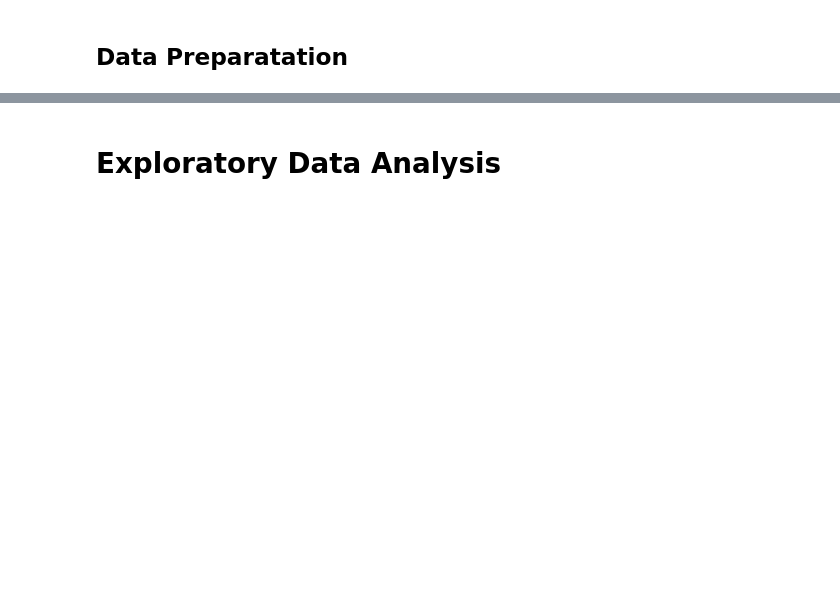
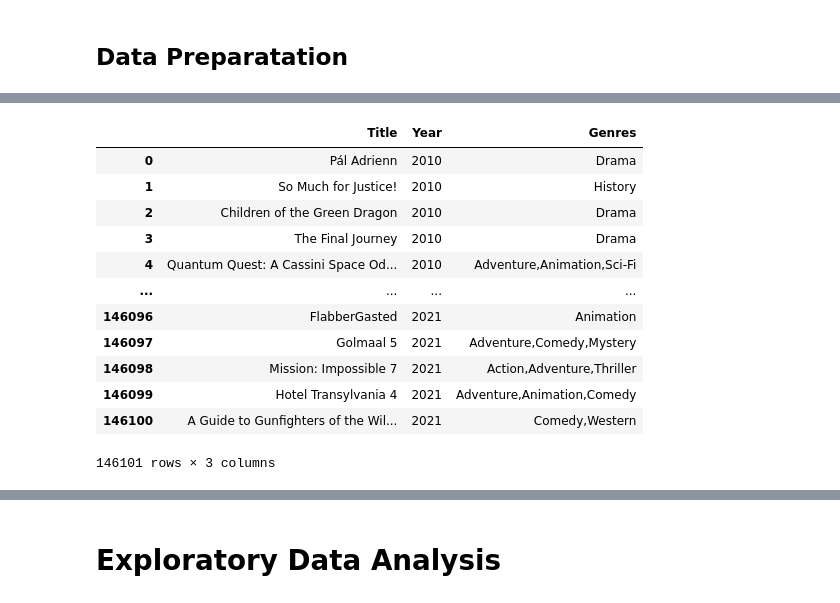
Before and after one commit to mkearns17/Movie-Data-Analysis, a Jupyter notebook: Movie_Data_Analysis.ipynb, the cells around one changed output, grey strips where cells are left out. Drawn from its saved outputs; the diff is of its cells as text; code cells hidden in the pictures; blank space fills up the shorter version.

```diff
--- a/Movie_Data_Analysis.ipynb
+++ b/Movie_Data_Analysis.ipynb
@@ -7,0 +19,3 @@ by Michael Kearns
+# %%
+#Connect to IMDB sql database
+conn = sqlite3.connect('data/im.db')
@@ -9,0 +143,23 @@ by Michael Kearns
+# %%
+q = """ SELECT primary_title AS Title, start_year AS Year, genres AS Genres
+    FROM movie_basics
+    WHERE Year <= 2021
+    ORDER BY Year
+;"""
+
+movie_genre = pd.read_sql(q,conn)
+movie_genre
+# %% [output]
+|  | Title | Year | Genres |
+| 0 | Pál Adrienn | 2010 | Drama |
+| 1 | So Much for Justice! | 2010 | History |
+| 2 | Children of the Green Dragon | 2010 | Drama |
+| 3 | The Final Journey | 2010 | Drama |
+| 4 | Quantum Quest: A Cassini Space Od... | 2010 | Adventure,Animation,Sci-Fi |
+| ... | ... | ... | ... |
+| 146096 | FlabberGasted | 2021 | Animation |
+| 146097 | Golmaal 5 | 2021 | Adventure,Comedy,Mystery |
+| 146098 | Mission: Impossible 7 | 2021 | Action,Adventure,Thriller |
+| 146099 | Hotel Transylvania 4 | 2021 | Adventure,Animation,Comedy |
+| 146100 | A Guide to Gunfighters of the Wil... | 2021 | Comedy,Western |
+146101 rows × 3 columns
```
Also changed, not shown: parts of 19 cells of this notebook.
